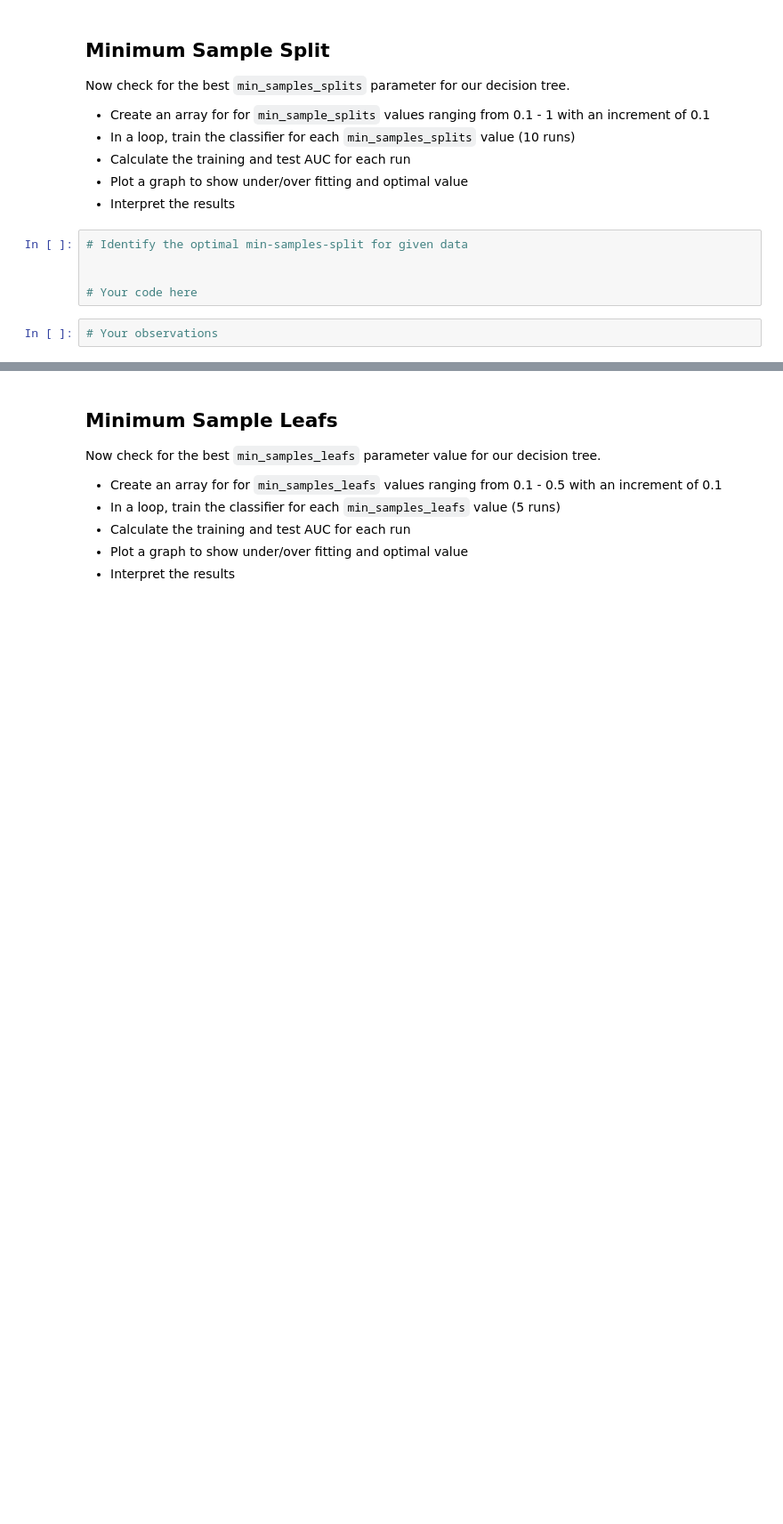
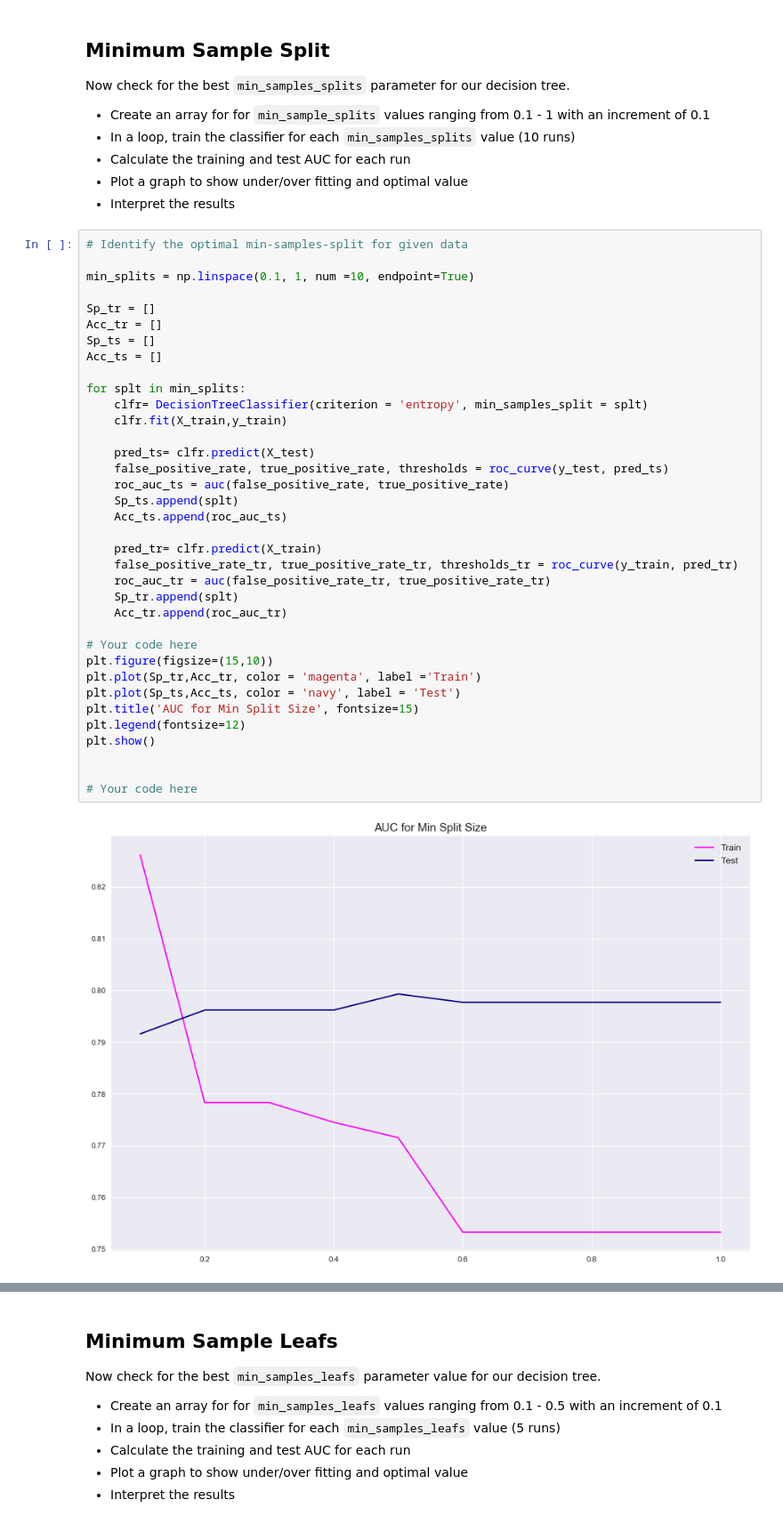
Before and after one commit to MissAle17/dsc-3-31-08-decision-tree-pruning-hyperparameter-optimization-lab-online-ds-sp-000, a Jupyter notebook: index.ipynb, the cells around one changed output, grey strips where cells are left out. Shown at 89% size. Drawn from its saved outputs; the diff is of its cells as text; blank space fills up the shorter version.

```diff
--- a/index.ipynb
+++ b/index.ipynb
@@ -152,10 +156,41 @@ Now check for the best `min_samples_splits` parameter for our decision tree.
 - Calculate the training and test AUC for each run
 - Plot a graph to show under/over fitting and optimal value
 - Interpret the results
-# %%
-# Identify the optimal min-samples-split for given data
-
-
-# Your code here
-# %%
-# Your observations
+# %%
+# Identify the optimal min-samples-split for given data
+
+min_splits = np.linspace(0.1, 1, num =10, endpoint=True)
+
+Sp_tr = []
+Acc_tr = []
+Sp_ts = []
+Acc_ts = []
+
+for splt in min_splits:
+    clfr= DecisionTreeClassifier(criterion = 'entropy', min_samples_split = splt)
+    clfr.fit(X_train,y_train)
+
+    pred_ts= clfr.predict(X_test)
+    false_positive_rate, true_positive_rate, thresholds = roc_curve(y_test, pred_ts)
+    roc_auc_ts = auc(false_positive_rate, true_positive_rate)
+    Sp_ts.append(splt)
+    Acc_ts.append(roc_auc_ts)
+
+    pred_tr= clfr.predict(X_train)
+    false_positive_rate_tr, true_positive_rate_tr, thresholds_tr = roc_curve(y_train, pred_tr)
+    roc_auc_tr = auc(false_positive_rate_tr, true_positive_rate_tr)
+    Sp_tr.append(splt)
+    Acc_tr.append(roc_auc_tr)
+
+# Your code here
+plt.figure(figsize=(15,10))
+plt.plot(Sp_tr,Acc_tr, color = 'magenta', label ='Train')
+plt.plot(Sp_ts,Acc_ts, color = 'navy', label = 'Test')
+plt.title('AUC for Min Split Size', fontsize=15)
+plt.legend(fontsize=12)
+plt.show()
+
+
+# Your code here
+# %% [output]
+[figure, added]
```
Also changed, not shown: parts of 8 cells of this notebook.
